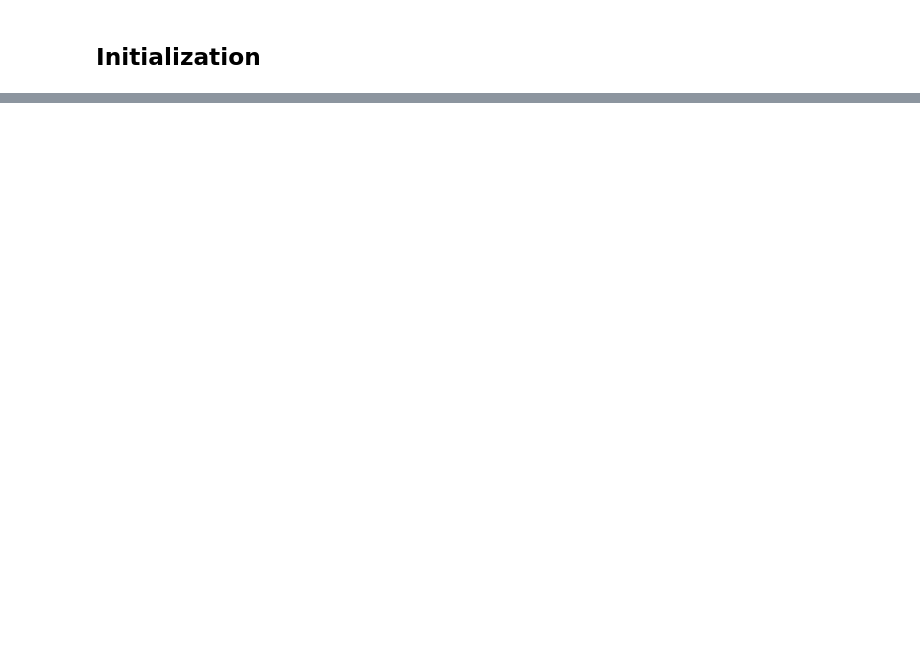
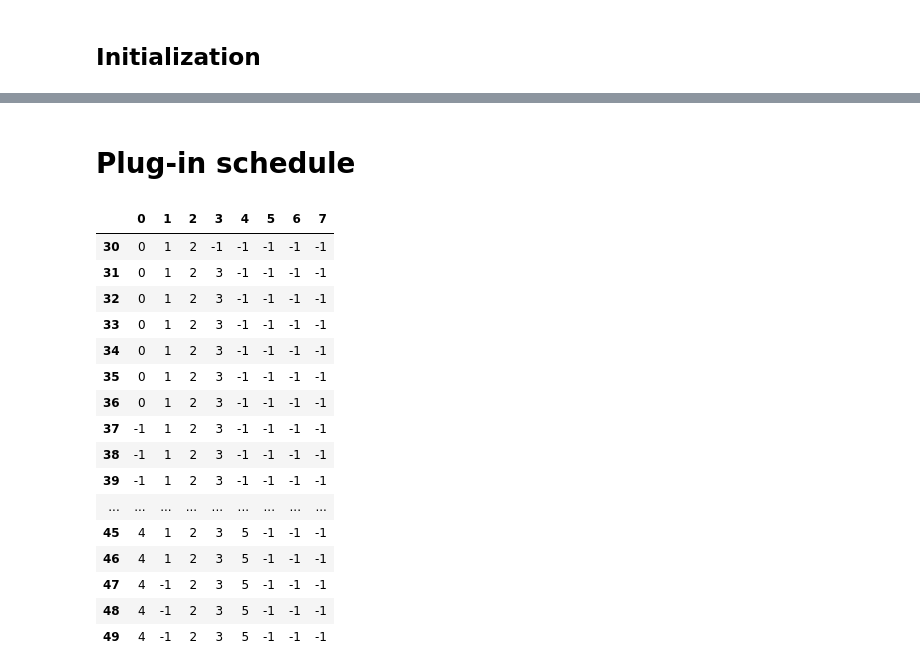
Before and after one commit to ArciAndres/pev_battery_charge, a Jupyter notebook: notebooks/PEVEnvironmentDescription.ipynb, the cells around one changed output, grey strips where cells are left out. Drawn from its saved outputs; the diff is of its cells as text; code cells hidden in the pictures; blank space fills up the shorter version.

```diff
--- a/notebooks/PEVEnvironmentDescription.ipynb
+++ b/notebooks/PEVEnvironmentDescription.ipynb
@@ -43,0 +95,23 @@ rewards
+# %% [markdown]
+# Plug-in schedule
+# %%
+cs_schedule = pd.DataFrame(env.cs_schedule)
+cs_schedule.iloc[30:50]
+# %% [output]
+|  | 0 | 1 | 2 | 3 | 4 | 5 | 6 | 7 |
+| 30 | 0 | 1 | 2 | -1 | -1 | -1 | -1 | -1 |
+| 31 | 0 | 1 | 2 | 3 | -1 | -1 | -1 | -1 |
+| 32 | 0 | 1 | 2 | 3 | -1 | -1 | -1 | -1 |
+| 33 | 0 | 1 | 2 | 3 | -1 | -1 | -1 | -1 |
+| 34 | 0 | 1 | 2 | 3 | -1 | -1 | -1 | -1 |
+| 35 | 0 | 1 | 2 | 3 | -1 | -1 | -1 | -1 |
+| 36 | 0 | 1 | 2 | 3 | -1 | -1 | -1 | -1 |
+| 37 | -1 | 1 | 2 | 3 | -1 | -1 | -1 | -1 |
+| 38 | -1 | 1 | 2 | 3 | -1 | -1 | -1 | -1 |
+| 39 | -1 | 1 | 2 | 3 | -1 | -1 | -1 | -1 |
+| ... | ... | ... | ... | ... | ... | ... | ... | ... |
+| 45 | 4 | 1 | 2 | 3 | 5 | -1 | -1 | -1 |
+| 46 | 4 | 1 | 2 | 3 | 5 | -1 | -1 | -1 |
+| 47 | 4 | -1 | 2 | 3 | 5 | -1 | -1 | -1 |
+| 48 | 4 | -1 | 2 | 3 | 5 | -1 | -1 | -1 |
+| 49 | 4 | -1 | 2 | 3 | 5 | -1 | -1 | -1 |
```
Also changed, not shown: parts of 13 cells of this notebook, 6 other files.
